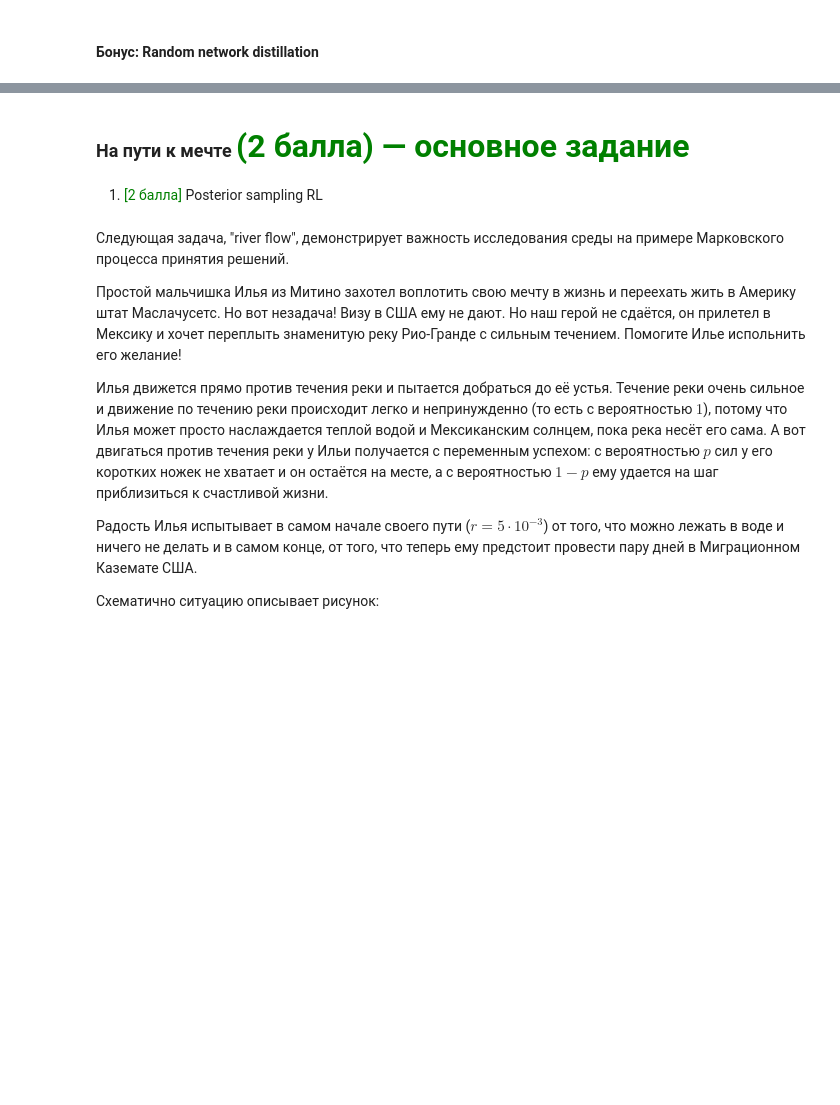
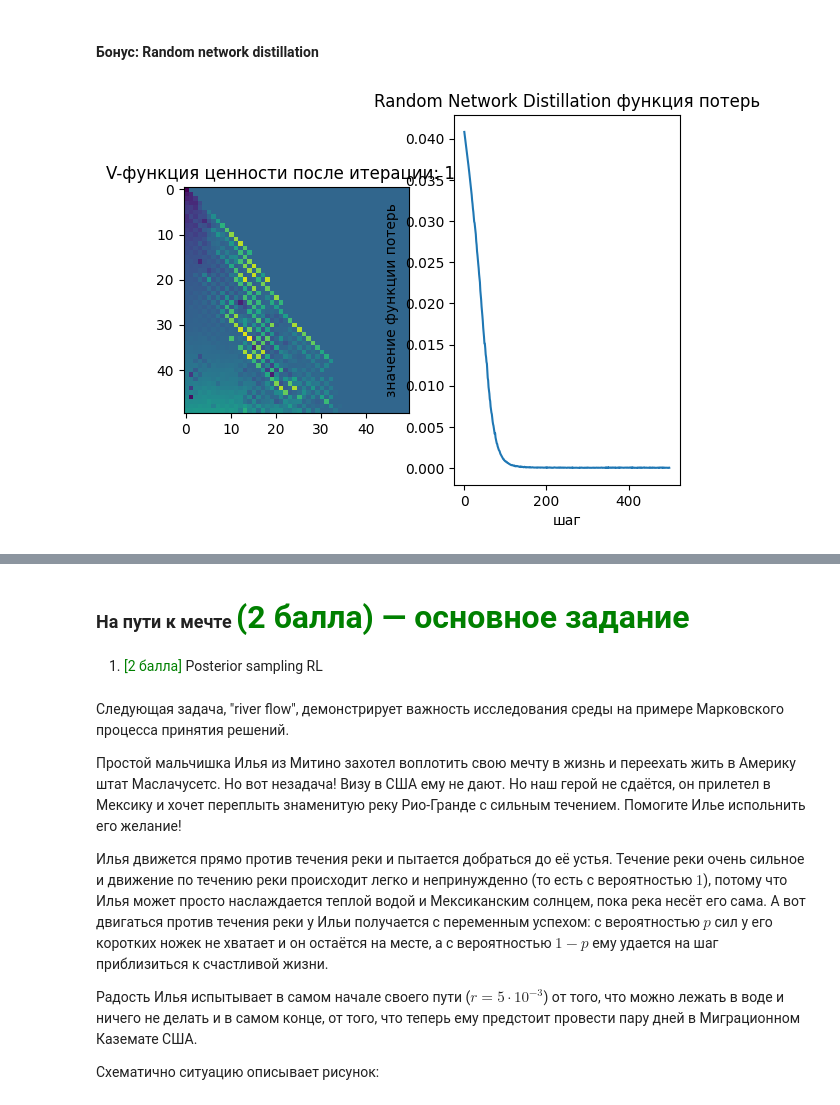
Before and after one commit to LotFullKa/ManyHands_Bandit, a Jupyter notebook: Многорукие_бандиты_и_исследование_среды_Лотфуллин_Камиль_Рашитович_401.ipynb, the cells around one changed output, grey strips where cells are left out. Drawn from its saved outputs; the diff is of its cells as text; code cells hidden in the pictures; blank space fills up the shorter version.

```diff
--- a/Многорукие_бандиты_и_исследование_среды_Лотфуллин_Камиль_Рашитович_401.ipynb
+++ b/Многорукие_бандиты_и_исследование_среды_Лотфуллин_Камиль_Рашитович_401.ipynb
@@ -851,23 +1036,60 @@ class RandomNetworkDistilationModule(BaseIntrinsicRewardModule):
+# %%
+class RandomNetworkDistilationModule(BaseIntrinsicRewardModule):
+    def __init__(self, states_size, features_size, hidden_size, reward_scale=1, alpha_reward_norm=0.05):
+        super().__init__()
+        self.predictor_net = MLP(states_size, hidden_size, features_size)
+        self.target_net = MLP(states_size, hidden_size, features_size)
+        for param in self.target_net.parameters():
+            param.requires_grad = False
+
+        self.mse = nn.MSELoss()
+
+        self.reward_scale = reward_scale
+        self.alpha_reward_norm = alpha_reward_norm
+        self.mean_intrinsic_reward = 0.0
+
+    def get_intrinsic_reward(self, state, action, next_state):
+        with torch.no_grad():
+            pred_features = self.predictor_net(next_state)
+            target_features = self.target_net(next_state)
+
+
+            r_intr_unscaled = self.mse(pred_features, target_features)
+
+            r_intr = r_intr_unscaled * self.reward_scale
+            r_intr_centered = r_intr - self.mean_intrinsic_reward
+            self.mean_intrinsic_reward = self.alpha_reward_norm * r_intr + (1 - self.alpha_reward_norm) * self.mean_intrinsic_reward
+            return r_intr_centered
+
+    def get_loss(self, state_batch, action_batch, next_state_batch):
+        pred_features_batch = self.predictor_net(next_state_batch)
+        with torch.no_grad():
+            target_features_batch = self.target_net(next_state_batch)
+
+        loss = self.mse(pred_features_batch, target_features_batch)
+        return loss
 # %%
 agent = QLearningAgent(
     epsilon=.1,
     alpha=.5,
     discount=.9,
     get_legal_actions=lambda s: range(env.action_space.n),
 )
 
 rnd = RandomNetworkDistilationModule(
-    np.prod(env.observation_space.shape), np.prod(env.observation_space.shape), 16
+    np.prod(env.observation_space.shape), np.prod(env.observation_space.shape), 16, 100
 )
 
 train_with_reward(
     env,
     agent,
     rnd,
     n_episodes=2000,
     update_reward_period=100,
     batch_size=100,
     n_iter=25,
 )
+# %% [output]
+[figure, added]
 # %%
 test_agent(agent)
```
Also changed, not shown: parts of 34 cells of this notebook, 1 other file.
